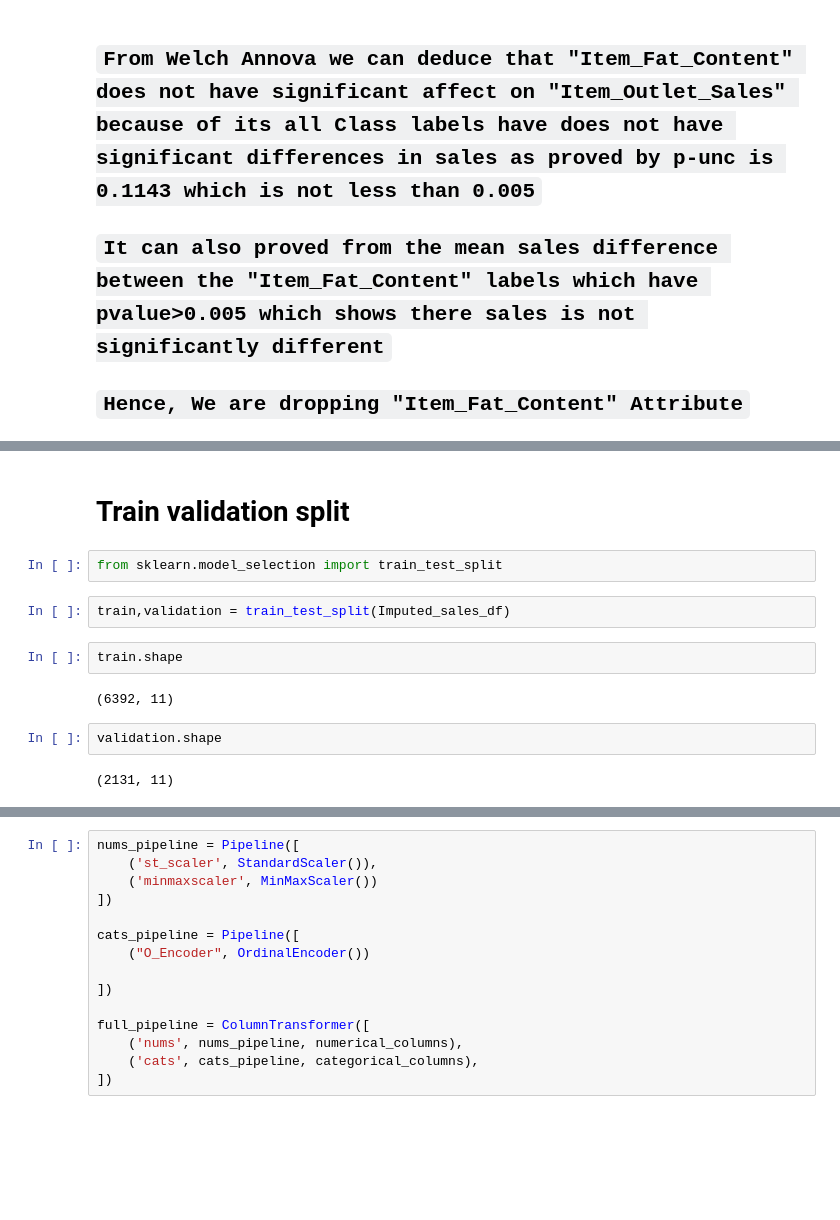
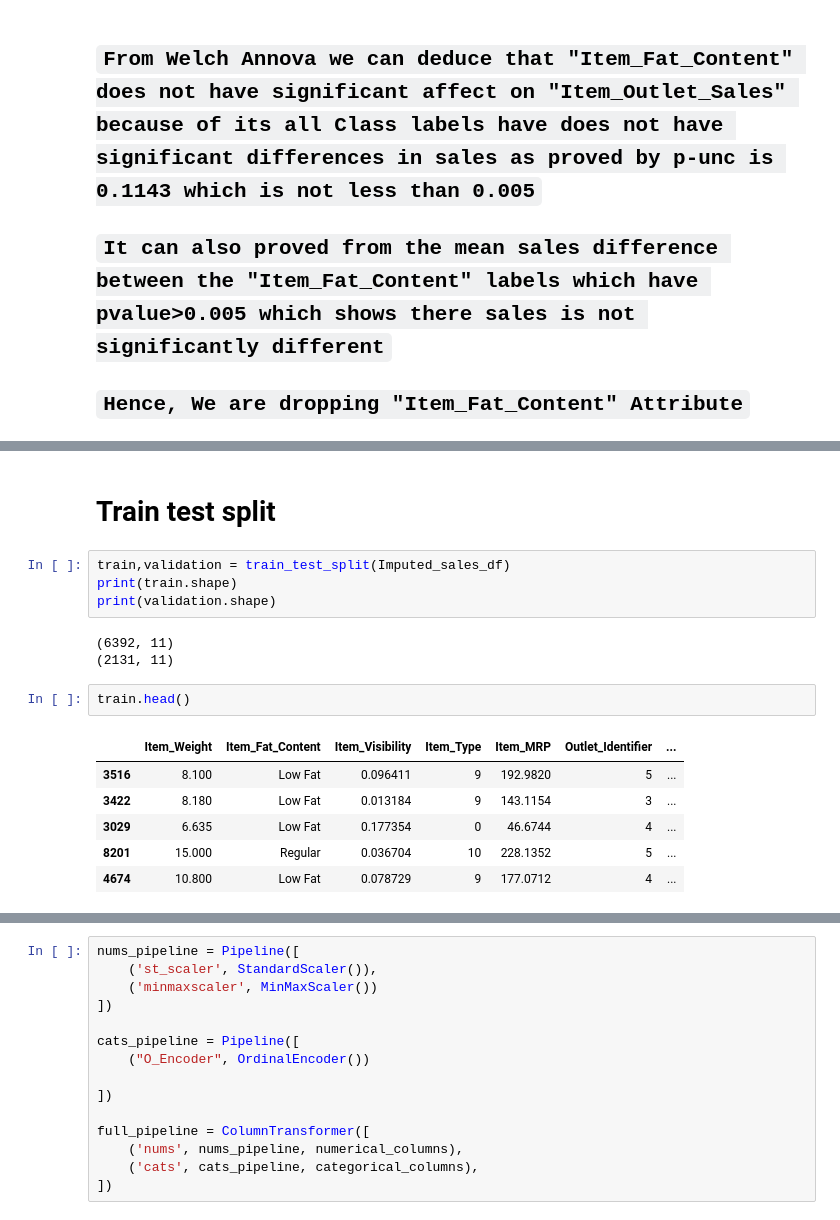
Before and after one commit to Gourav052003/Data-Driven-Sales-Forecasting-for-Big-Mart-Retail-Outlets, a Jupyter notebook: Big-Mart-Sales-Prediction.ipynb, the cells around one changed output, grey strips where cells are left out. Drawn from its saved outputs; the diff is of its cells as text; blank space fills up the shorter version.

```diff
--- a/Big-Mart-Sales-Prediction.ipynb
+++ b/Big-Mart-Sales-Prediction.ipynb
@@ -743,14 +765,18 @@ pg.pairwise_gameshowell(dv="Item_Outlet_Sales", between="Outlet_Identifier",data
 # %% [markdown]
-# Train validation split
+# Train test split
-# %%
-from sklearn.model_selection import train_test_split
 # %%
 train,validation = train_test_split(Imputed_sales_df)
+print(train.shape)
+print(validation.shape)
+# %% [output]
+(6392, 11)
+(2131, 11)
 # %%
-train.shape
+train.head()
 # %% [output]
-(6392, 11)
+|  | Item_Weight | Item_Fat_Content | Item_Visibility | Item_Type | Item_MRP | Outlet_Identifier | ... |
+| 3516 | 8.100 | Low Fat | 0.096411 | 9 | 192.9820 | 5 | ... |
+| 3422 | 8.180 | Low Fat | 0.013184 | 9 | 143.1154 | 3 | ... |
+| 3029 | 6.635 | Low Fat | 0.177354 | 0 | 46.6744 | 4 | ... |
+| 8201 | 15.000 | Regular | 0.036704 | 10 | 228.1352 | 5 | ... |
+| 4674 | 10.800 | Low Fat | 0.078729 | 9 | 177.0712 | 4 | ... |
-# %%
-validation.shape
-# %% [output]
-(2131, 11)
```
Also changed, not shown: parts of 43 cells of this notebook, 4 other files.
